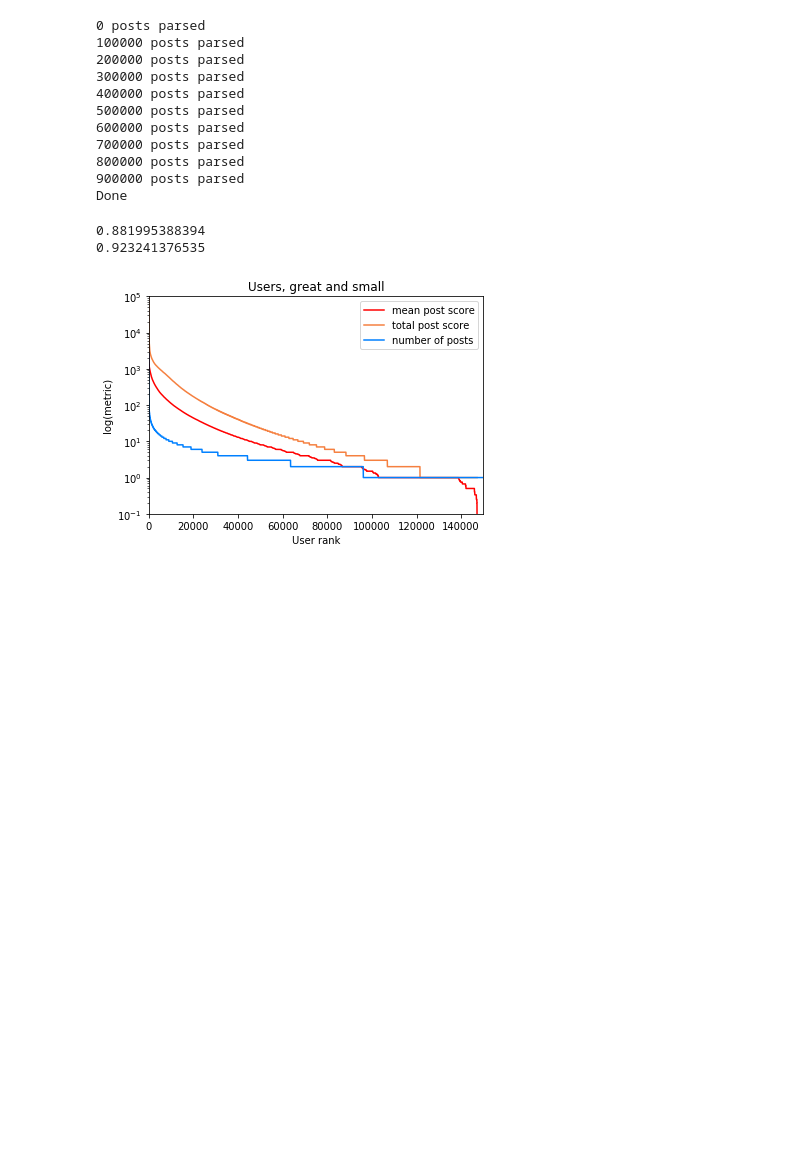
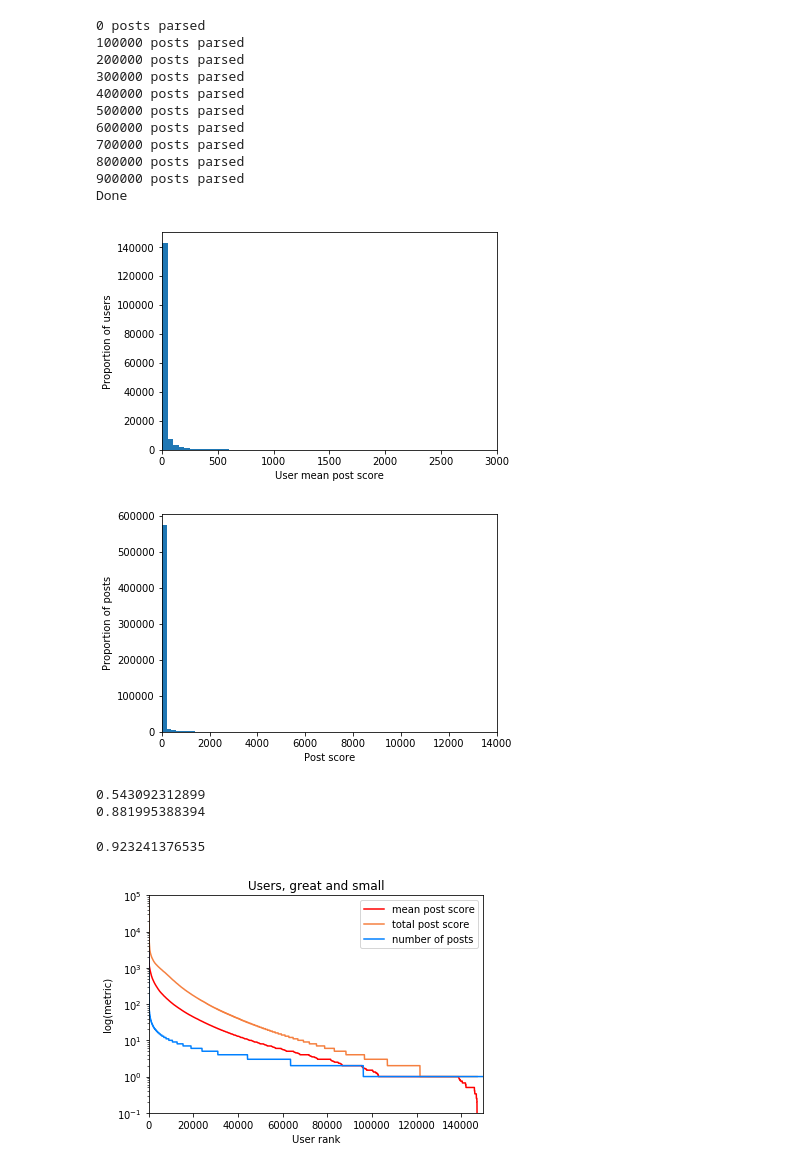
Before and after one commit to millimat/cs224w_dev, a Jupyter notebook: 06_Basic Feature Analysis.ipynb, the cells around one changed output. Cells and saved outputs as stored; diff of their text form; code cells hidden in the pictures; blank space fills up the shorter version.

```diff
--- a/06_Basic Feature Analysis.ipynb
+++ b/06_Basic Feature Analysis.ipynb
@@ -88,0 +95,23 @@ plt.savefig('plots/post_trends.eps', format='eps', dpi=1000)
+# %%
+# User scores are strongly skewed towards a very low range
+plt.figure()
+plt.hist(userscore_means, density=False, bins=np.arange(0, 3000, 50))
+plt.xlim((0,3000))
+plt.xlabel('User mean post score')
+plt.ylabel('Proportion of users')
+plt.show()
+
+# As are all post scores
+allscores = []
+for user in user_scores:
+    allscores.extend(user_scores[user])
+
+plt.figure()
+plt.hist(allscores, bins=np.arange(0, 14000, 200))
+plt.xlim((0,14000))
+plt.xlabel('Post score')
+plt.ylabel('Proportion of posts')
+plt.show()
+# %% [output]
+[figure, added]
+[figure, added]
@@ -89,21 +133,5 @@ plt.savefig('plots/post_trends.eps', format='eps', dpi=1000)
 # %%
-userscore_means = sorted((np.mean(l) for l in user_scores.values()), reverse=True)
-userscore_sums = sorted((np.sum(l) for l in user_scores.values()), reverse=True)
-user_postnums = sorted((len(l) for l in user_scores.values()), reverse=True)
-
-plt.figure()
-plt.semilogy(range(len(userscore_means)), userscore_means, color='r', label='mean post score')
-plt.semilogy(range(len(userscore_sums)), userscore_sums, color=(0.96, 0.5, 0.25), label='total post score')
-plt.semilogy(range(len(user_postnums)), user_postnums, color=(0,0.5,1), label='number of posts')
-
-plt.xlim((0,150000))
-plt.ylim((1e-1, 1e5))
-plt.legend()
-plt.xlabel('User rank')
-plt.ylabel('log(metric)')
-plt.title('Users, great and small')
-plt.savefig('plots/power_users.eps', dpi=1000, format='eps')
-
+# Lorenz curves for total numbers of posts and total post scores show large inequity
 def to_lorenz(array):
     result = np.array(sorted(array), dtype=np.float64)
     result = np.cumsum(result)
@@ -125,20 +153,24 @@ plt.title('User Lorenz curves')
 plt.legend()
 plt.savefig('plots/user_lorenz.eps', dpi=1000, format='eps')
 
+print(gini(np.array(user_postnums, dtype=np.float64)))
 print(gini(np.array(userscore_sums, dtype=np.float64)))
-
-plt.figure()
-plt.scatter(user_postnums, userscore_sums, s=10, color='#FF8b60')
-plt.xlabel('Number of posts')
-plt.ylabel('Total score')
-plt.xlim((0,2750)); plt.ylim((0,110000))
-plt.title('User totals and post activity')
-plt.savefig('plots/score_vs_sums.png', format='png', dpi=1000)
-
-print(scipy.stats.pearsonr(user_postnums, userscore_sums)[0]**2)
 # %% [output]
+0.543092312899
 0.881995388394
-0.923241376535
+# %%
+# User score totals are highly correlated with number of posts made
+plt.figure()
+plt.scatter(user_postnums, userscore_sums, s=10, color='#FF8b60')
+plt.xlabel('Number of posts')
+plt.ylabel('Total score')
+plt.xlim((0,2750)); plt.ylim((0,110000))
+plt.title('User totals and post activity')
+plt.savefig('plots/score_vs_sums.png', format='png', dpi=1000)
+
+print(scipy.stats.pearsonr(user_postnums, userscore_sums)[0]**2)
+# %% [output]
+0.923241376535
 # %%
 plt.figure()
 plt.scatter(cum_mean_post_scores, scores, s=10, color='#9494FF')
```
Also changed, not shown: parts of 3 cells of this notebook, 8 other files.
